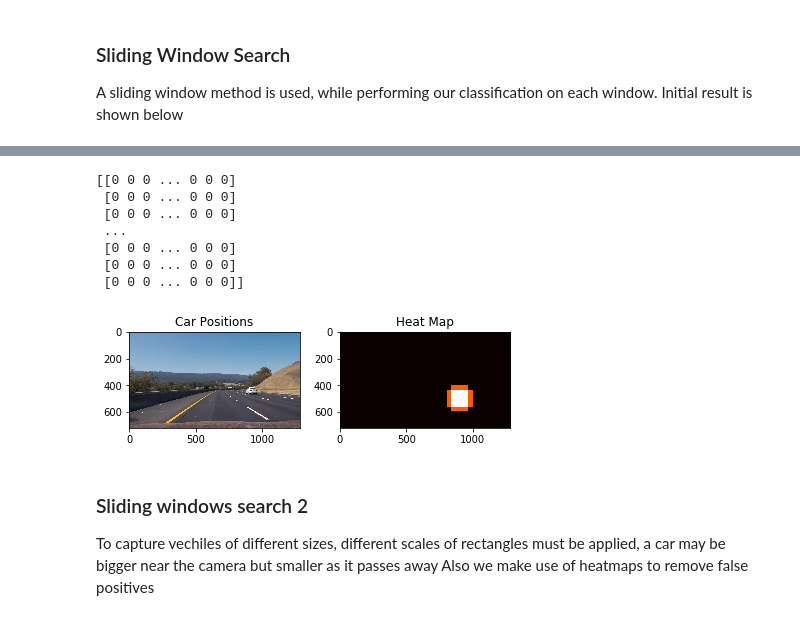
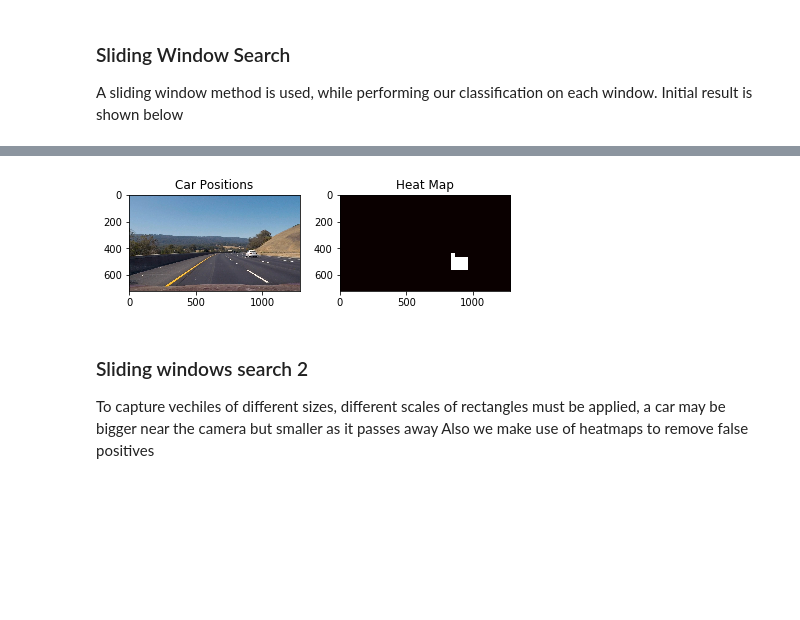
Before and after one commit to dumebi/CarND-Vehicle-Detection, a Jupyter notebook: project.ipynb, the cells around one changed output, grey strips where cells are left out. Drawn from its saved outputs; the diff is of its cells as text; code cells hidden in the pictures; blank space fills up the shorter version.

```diff
--- a/project.ipynb
+++ b/project.ipynb
@@ -652,34 +652,27 @@ plt.imshow(window_img)
 # %%
 heat = np.zeros_like(sample_test_image[:,:,0]).astype(np.float)
 # Add heat to each box in box list
 heat = add_heat(heat,hot_windows)
 
 # Apply threshold to help remove false positives
-heat = apply_threshold(heat,1)
+heat = apply_threshold(heat,3)
 
 # Visualize the heatmap when displaying
 heatmap = np.clip(heat, 0, 255)
 
 # Find final boxes from heatmap using label function
 labels = label(heatmap)
 
 draw_img = draw_labeled_bboxes(np.copy(sample_test_image), labels)
 
 fig = plt.figure()
 plt.subplot(121)
 plt.imshow(draw_img)
 plt.title('Car Positions')
 plt.subplot(122)
 plt.imshow(heatmap, cmap='hot')
 plt.title('Heat Map')
 fig.tight_layout()
 # %% [output]
-[[0 0 0 ... 0 0 0]
- [0 0 0 ... 0 0 0]
- [0 0 0 ... 0 0 0]
- ...
- [0 0 0 ... 0 0 0]
- [0 0 0 ... 0 0 0]
- [0 0 0 ... 0 0 0]]
-[figure, old version]
+[figure, new version]
 # %%
```
Also changed, not shown: parts of 5 cells of this notebook, 1 other file.
